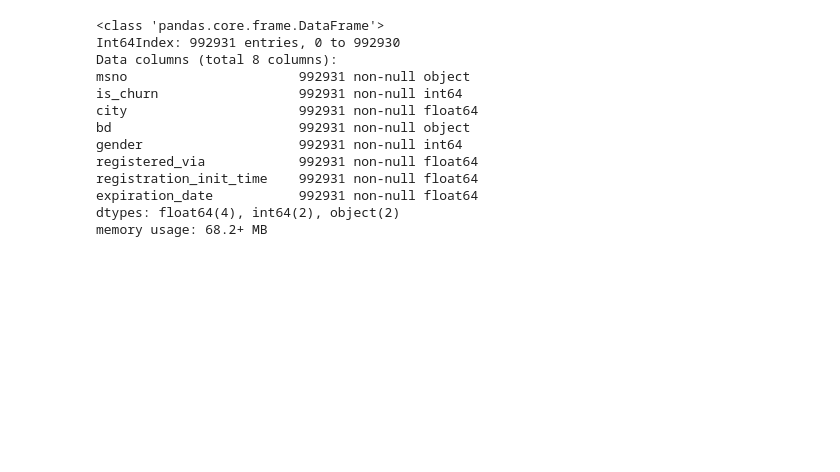
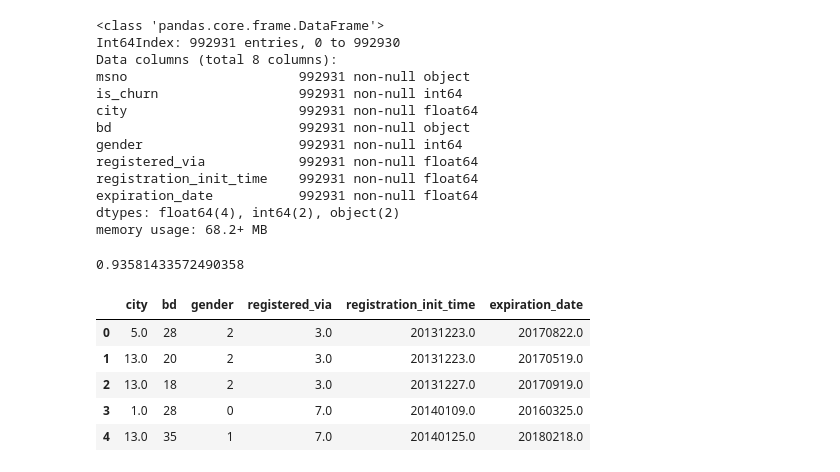
Before and after one commit to sglembocki/personal_projects, a Jupyter notebook: ChurnPrediction/ChurnPrediction.ipynb, the cells around one changed output. Saved outputs shown, nothing was run; the diff lists cells and outputs as text; code cells hidden in the pictures; blank space fills up the shorter version.

```diff
--- a/ChurnPrediction/ChurnPrediction.ipynb
+++ b/ChurnPrediction/ChurnPrediction.ipynb
@@ -235,6 +254,11 @@ sns.countplot(x = 'gender', data = train)
 train['gender'].fillna(0, inplace = True)
 train['gender'].replace('female', 1, inplace = True)
 train['gender'].replace('male', 2, inplace = True)
+
+test['gender'].fillna(0, inplace = True)
+test['gender'].replace('female', 1, inplace = True)
+test['gender'].replace('male', 2, inplace = True)
+
 train.info()
 # %% [output]
 <class 'pandas.core.frame.DataFrame'>
@@ -257,6 +281,7 @@ sns.countplot(x = 'registered_via', data = train)
 [figure]
 # %%
 train['registered_via'].fillna(7.0, inplace = True)
+test['registered_via'].fillna(7.0, inplace = True)
 train.info()
 # %% [output]
 <class 'pandas.core.frame.DataFrame'>
@@ -279,6 +304,7 @@ train['registration_init_time'].value_counts().head(1)
 Name: registration_init_time, dtype: int64
 # %%
 train['registration_init_time'].fillna(20151009.0, inplace = True)
+test['registration_init_time'].fillna(20151009.0, inplace = True)
 train.info()
 # %% [output]
 <class 'pandas.core.frame.DataFrame'>
@@ -301,6 +327,7 @@ train['expiration_date'].value_counts().head(1)
 Name: expiration_date, dtype: int64
 # %%
 train['expiration_date'].fillna(20170930.0, inplace = True)
+test['expiration_date'].fillna(20170930.0, inplace = True)
 train.info()
 # %% [output]
 <class 'pandas.core.frame.DataFrame'>
@@ -318,0 +356,16 @@ memory usage: 68.2+ MB
+# %%
+logreg = LogisticRegression()
+logreg.fit(X_train, y_train)
+logreg.score(X_test, y_test)
+# %% [output]
+0.93581433572490358
+# %%
+del test['is_churn']
+test.head()
+# %% [output]
+|  | city | bd | gender | registered_via | registration_init_time | expiration_date |
+| 0 | 5.0 | 28 | 2 | 3.0 | 20131223.0 | 20170822.0 |
+| 1 | 13.0 | 20 | 2 | 3.0 | 20131223.0 | 20170519.0 |
+| 2 | 13.0 | 18 | 2 | 3.0 | 20131227.0 | 20170919.0 |
+| 3 | 1.0 | 28 | 0 | 7.0 | 20140109.0 | 20160325.0 |
+| 4 | 13.0 | 35 | 1 | 7.0 | 20140125.0 | 20180218.0 |
```
Also changed, not shown: parts of 7 cells of this notebook.
